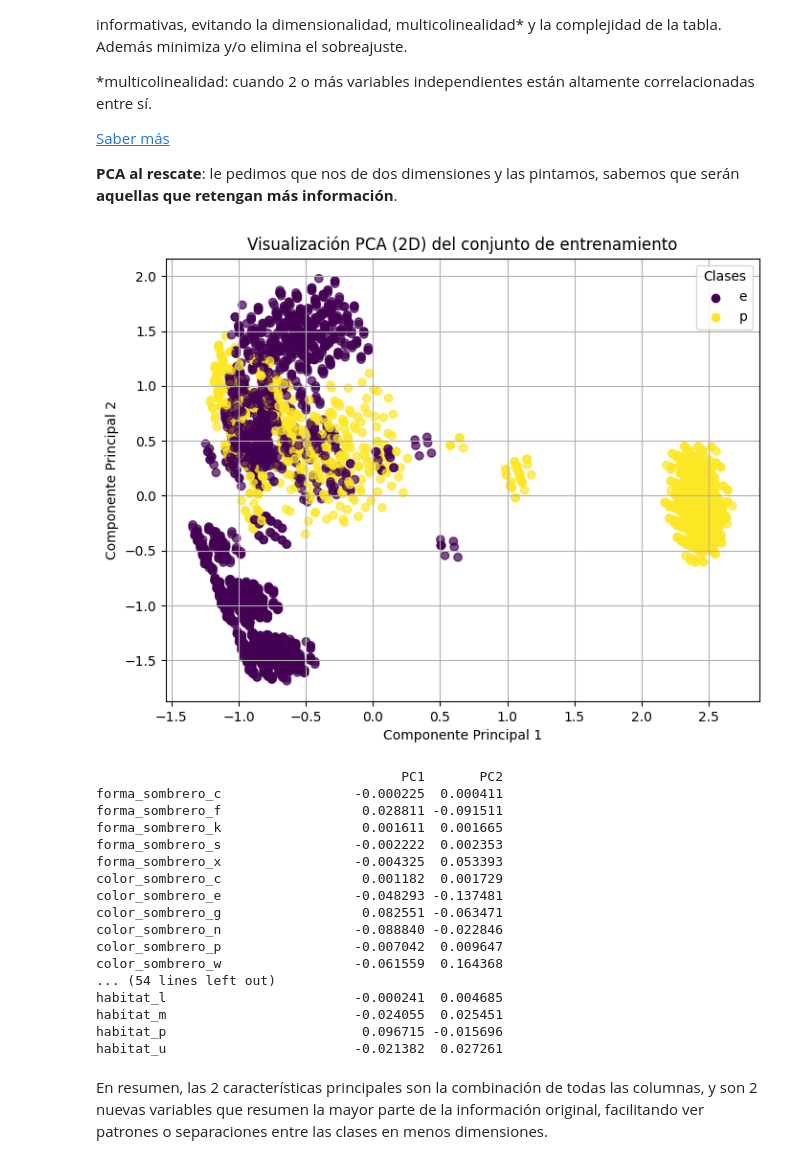
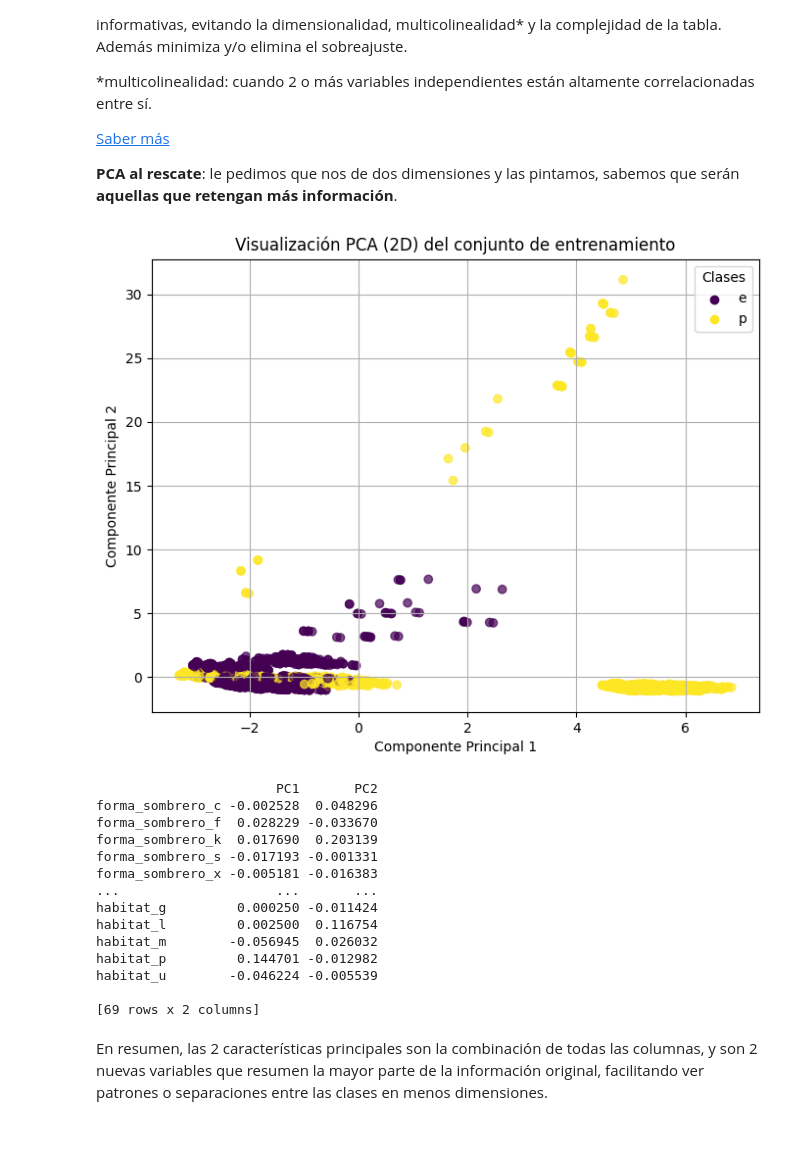
Before and after one commit to alharuty/Proyecto-VIII-ALLA, a Jupyter notebook: EDA.ipynb, the cells around one changed output. Cells and saved outputs as stored; diff of their text form; code cells hidden in the pictures; blank space fills up the shorter version.

Commit message:
fix: fixed X_train to X_train_scaled in PCA

```diff
--- a/EDA.ipynb
+++ b/EDA.ipynb
@@ -609,30 +609,30 @@ Antes de pasar a PCA, decido usar .get_dummies para hacer One Hot Encoding sobre
 # %%
 # creamos un PCA con 2 componentes principales
 pca = PCA(n_components=2)
-X_train_pca = pca.fit_transform(X_train)
-X_test_pca = pca.transform(X_test)
+X_train_pca = pca.fit_transform(X_train_scaled)
+X_test_pca = pca.transform(X_test_scaled)
 
 # lo visualizamos en un scatter plot
 plt.figure(figsize=(8, 6))
 scatter = plt.scatter(X_train_pca[:, 0], X_train_pca[:, 1], c=y_train, cmap='viridis', alpha=0.7)
 
 # creamos la leyenda con los nombres originales y colores correspondientes
 # extraemos la lista de colores usados para cada clase codificada
 cmap = plt.cm.get_cmap('viridis')
 colors = [cmap(i / (len(label_encoder.classes_) - 1)) for i in range(len(label_encoder.classes_))]
 
 for i, class_name in enumerate(label_encoder.classes_):
     plt.scatter([], [], color=colors[i], label=class_name)
 
 plt.xlabel('Componente Principal 1')
 plt.ylabel('Componente Principal 2')
 plt.title('Visualización PCA (2D) del conjunto de entrenamiento')
 
 plt.legend(title='Clases')
 plt.grid(True)
 plt.show()
 # %% [output]
-[figure, old version]
+[figure, new version]
 # %%
 import pandas as pd
 
@@ -641,23 +641,20 @@ loadings = pd.DataFrame(pca.components_.T, index=X_train.columns, columns=['PC1'
 
 print(loadings)
 # %% [output]
-                                       PC1       PC2
-forma_sombrero_c                 -0.000225  0.000411
-forma_sombrero_f                  0.028811 -0.091511
-forma_sombrero_k                  0.001611  0.001665
-forma_sombrero_s                 -0.002222  0.002353
-forma_sombrero_x                 -0.004325  0.053393
-color_sombrero_c                  0.001182  0.001729
-color_sombrero_e                 -0.048293 -0.137481
-color_sombrero_g                  0.082551 -0.063471
-color_sombrero_n                 -0.088840 -0.022846
-color_sombrero_p                 -0.007042  0.009647
-color_sombrero_w                 -0.061559  0.164368
-... (54 lines left out)
-habitat_l                        -0.000241  0.004685
-habitat_m                        -0.024055  0.025451
-habitat_p                         0.096715 -0.015696
-habitat_u                        -0.021382  0.027261
+                       PC1       PC2
+forma_sombrero_c -0.002528  0.048296
+forma_sombrero_f  0.028229 -0.033670
+forma_sombrero_k  0.017690  0.203139
+forma_sombrero_s -0.017193 -0.001331
+forma_sombrero_x -0.005181 -0.016383
+...                    ...       ...
+habitat_g         0.000250 -0.011424
+habitat_l         0.002500  0.116754
+habitat_m        -0.056945  0.026032
+habitat_p         0.144701 -0.012982
+habitat_u        -0.046224 -0.005539
+
+[69 rows x 2 columns]
 # %% [markdown]
 En resumen, las 2 características principales son la combinación de todas las columnas, y son 2 nuevas variables que resumen la mayor parte de la información original, facilitando ver patrones o separaciones entre las clases en menos dimensiones.
 # %% [markdown]
```
Also changed, not shown: parts of 3 cells of this notebook.
